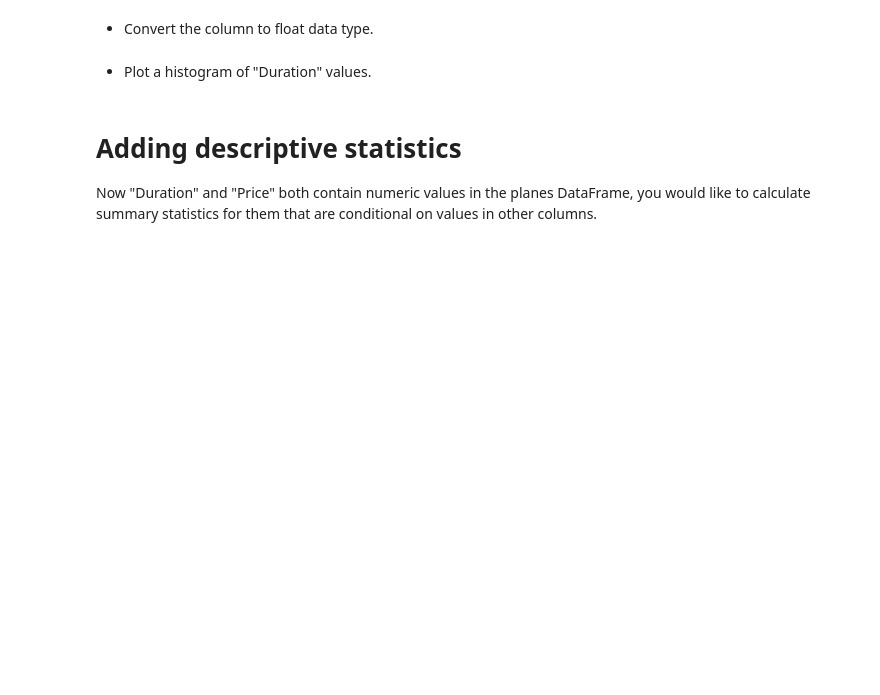
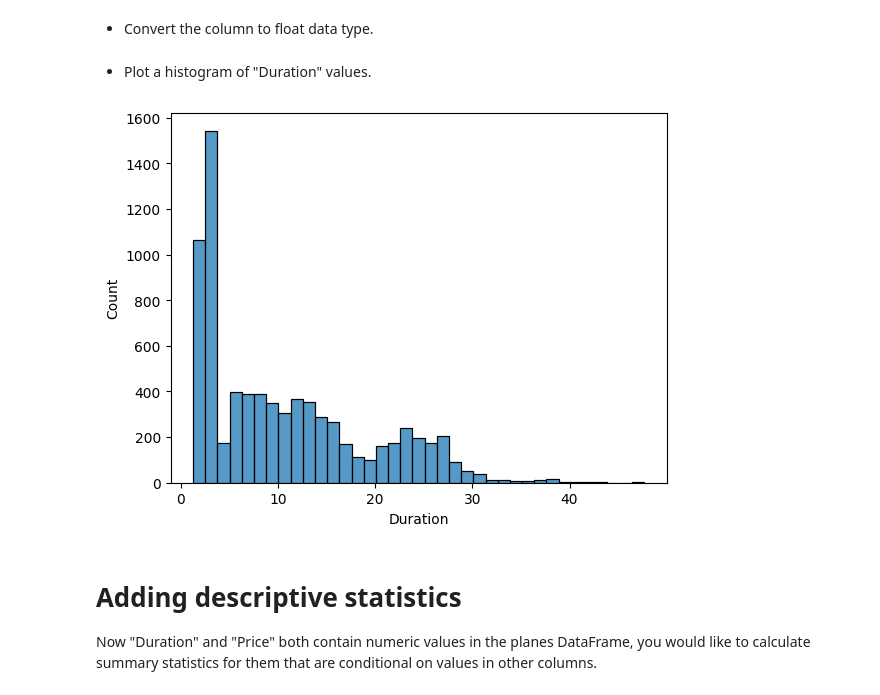
Before and after one commit to sendecka/DataCamp, a Jupyter notebook: DataCamp/14 Exploratory Data Analysis in Python/02_Data_Cleaning_and_Imputation.ipynb, the cells around one changed output. Drawn from its saved outputs; the diff is of its cells as text; code cells hidden in the pictures; blank space fills up the shorter version.

```diff
--- a/DataCamp/14 Exploratory Data Analysis in Python/02_Data_Cleaning_and_Imputation.ipynb
+++ b/DataCamp/14 Exploratory Data Analysis in Python/02_Data_Cleaning_and_Imputation.ipynb
@@ -373,7 +371,5 @@ Name: Duration, dtype: object
 # %%
-# Preview the column
-print(planes["Duration"].head())
-
 # Remove the string character
-planes['Duration'] = planes['Duration'].str.replace('h', ' ')
+planes["Duration"] = planes["Duration"].str.replace("m", "")
+print(planes['Duration'].head())
 # %% [output]
@@ -385 +381,13 @@ planes['Duration'] = planes['Duration'].str.replace('h', ' ')
 Name: Duration, dtype: object
+# %%
+def convert_duration_to_decimal(time_str):
+    if isinstance(time_str, str):
+        try:
+            hours, minutes = map(int, time_str.split('h '))
+        except ValueError:
+            return None  # Zwraca None dla nieprawidłowych wartości
+        return hours + minutes / 60
+    else:
+        return time_str
+
+print(planes['Duration'].head())
@@ -385,0 +401,2 @@ Name: Duration, dtype: object
+# %%
+planes['Duration'] = planes['Duration'].apply(convert_duration_to_decimal)
@@ -386,30 +413,16 @@ Name: Duration, dtype: object
 # %% [markdown]
 - Convert the column to float data type.
 # %%
-# Preview the column
-print(planes["Duration"].head())
-
-# Remove the string character
-planes["Duration"] = planes["Duration"].str.replace("h", "")
-
-
 # Convert to float data type
-planes["Duration"] = planes['Duration'].astype(float)
+planes["Duration"] = planes['Duration'].astype('float')
 # %% [markdown]
 - Plot a histogram of "Duration" values.
 # %%
-# Preview the column
-print(planes["Duration"].head())
-
-# Remove the string character
-planes["Duration"] = planes["Duration"].str.replace("h", "")
-
-# Convert to float data type
-planes["Duration"] = planes["Duration"].astype(float)
-
 # Plot a histogram
 sns.histplot(x='Duration',data=planes)
 plt.show()
+# %% [output]
+[figure, added]
 # %% [markdown]
 # Adding descriptive statistics
 
```
Also changed, not shown: parts of 8 cells of this notebook, 11 other files.
